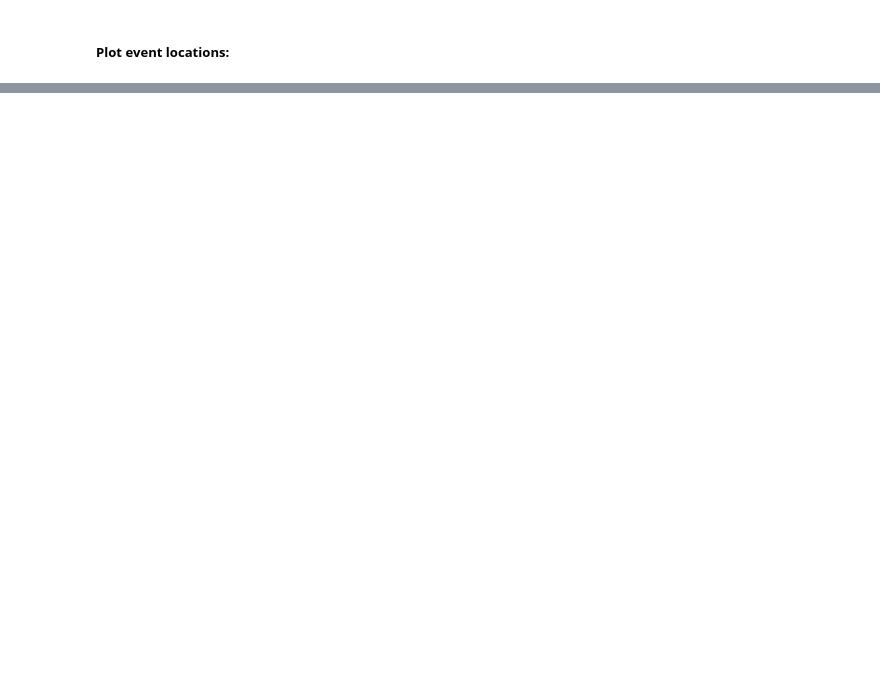
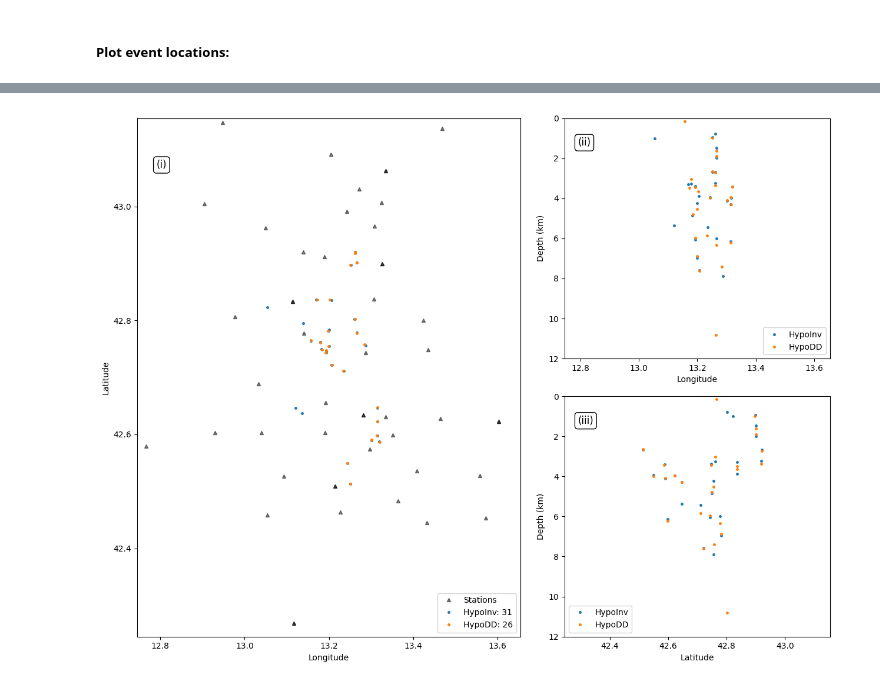
Before and after one commit to kaiwenwang233/scoped_ML_tutorial, a Jupyter notebook: MLworkflow.ipynb, the cells around one changed output, grey strips where cells are left out. Drawn from its saved outputs; the diff is of its cells as text; code cells hidden in the pictures; blank space fills up the shorter version.

```diff
--- a/MLworkflow.ipynb
+++ b/MLworkflow.ipynb
@@ -369,7 +372,7 @@ for i in tqdm(range(len(stations))):
     elevation = stations.iloc[i]['elevation(m)']
     line_hypoinverse = f"{station_code:<5} {network_code:<2} {comp_code[:-1]:<1}{channel_code:<3} {station_weight}{abs(lat_degree):2.0f} {abs(lat_minute):7.4f}{north}{abs(lng_degree):3.0f} {abs(lng_minute):7.4f}{west}{elevation:4.0f}\n"
     converted_hypoinverse.append(line_hypoinverse)
-    converted_hypoDD[f"{station_code}"] = f"{station_code} {stations.iloc[i]['latitude']:.3f} {stations.iloc[i]['longitude']:.3f}\n"
+    converted_hypoDD[f"{station_code}"] = f"{network_code:<2}{station_code:<5} {stations.iloc[i]['latitude']:.3f} {stations.iloc[i]['longitude']:.3f} {elevation:4.0f}\n"
 
 out_file = 'stations_hypoinverse.dat'
 with open(out_file, 'w') as f:
@@ -527,0 +685,3 @@ plt.show()
+# %%
+events_hypodd = pd.read_csv('./hypoDD.reloc',header=None, sep="\s+",names=['ID', 'LAT', 'LON', 'DEPTH', 'X', 'Y', 'Z', 'EX', 'EY', 'EZ', 'YR', 'MO', 'DY', 'HR', 'MI', 'SC', 'MAG', 'NCCP', 'NCCS', 'NCTP', 'NCTS', 'RCC', 'RCT', 'CID'])
+events_hypodd
@@ -527,0 +707,60 @@ plt.show()
+# %%
+marker_size=5
+hyp_label="HypoInv"
+hypodd_label='HypoDD'
+fig = plt.figure(figsize=plt.rcParams["figure.figsize"]*np.array([2,2]))
+box = dict(boxstyle='round', facecolor='white', alpha=1)
+text_loc = [0.05, 0.92]
+grd = fig.add_gridspec(ncols=2, nrows=2, width_ratios=[1.5, 1], height_ratios=[1,1])
+fig.add_subplot(grd[:, 0])
+plt.plot(stations["longitude"], stations["latitude"], 'k^', markersize=marker_size, alpha=0.5, label="Stations")
+plt.plot(events_hpy["LON"], events_hpy["LAT"], '.',markersize=marker_size, alpha=1.0, rasterized=True, label=f"{hyp_label}: {len(events_hpy)}")
+plt.plot(events_hypodd["LON"], events_hypodd["LAT"], '.',markersize=marker_size, alpha=1.0, rasterized=True, label=f"{hypodd_label}: {len(events_hypodd)}")
+
+
+plt.gca().set_aspect(111/82)
+plt.xlim(np.array(config["xlim_degree"])+np.array([-0.03,0.03]))
+plt.ylim(np.array(config["ylim_degree"])+np.array([-0.03,0.03]))
+plt.ylabel("Latitude")
+plt.xlabel("Longitude")
+plt.gca().set_prop_cycle(None)
+plt.plot(config["xlim_degree"][0]-10, config["ylim_degree"][0]-10, '.', markersize=10)
+plt.legend(loc="lower right")
+plt.text(text_loc[0], text_loc[1], '(i)', horizontalalignment='left', verticalalignment="top",
+         transform=plt.gca().transAxes, fontsize="large", fontweight="normal", bbox=box)
+
+fig.add_subplot(grd[0, 1])
+plt.plot(events_hpy["LON"], events_hpy["DEPTH"], '.', markersize=marker_size, alpha=1.0, rasterized=True,label=f"{hyp_label}")
+plt.plot(events_hypodd["LON"], events_hypodd["DEPTH"], '.', markersize=marker_size, alpha=1.0, rasterized=True,label=f"{hypodd_label}")
+
+plt.xlim(np.array(config["xlim_degree"])+np.array([-0.03,0.03]))
+plt.ylim(bottom=0, top=12)
+plt.gca().invert_yaxis()
+plt.xlabel("Longitude")
+plt.ylabel("Depth (km)")
+plt.gca().set_prop_cycle(None)
+plt.plot(config["xlim_degree"][0]-10, 31, '.', markersize=10)
+plt.legend(loc="lower right")
+plt.text(text_loc[0], text_loc[1], '(ii)', horizontalalignment='left', verticalalignment="top",
+         transform=plt.gca().transAxes, fontsize="large", fontweight="normal", bbox=box)
+
+
+fig.add_subplot(grd[1, 1])
+plt.plot(events_hpy["LAT"], events_hpy["DEPTH"], '.', markersize=marker_size, alpha=1.0, rasterized=True,label=f"{hyp_label}")
+plt.plot(events_hypodd["LAT"], events_hypodd["DEPTH"], '.', markersize=marker_size, alpha=1.0, rasterized=True,label=f"{hypodd_label}")
+
+plt.xlim(np.array(config["ylim_degree"])+np.array([-0.03,0.03]))
+plt.ylim(bottom=0, top=12)
+plt.gca().invert_yaxis()
+plt.xlabel("Latitude")
+plt.ylabel("Depth (km)")
+plt.gca().set_prop_cycle(None)
+plt.plot(config["ylim_degree"][0]-10, 31, '.', markersize=10)
+plt.legend(loc="lower left")
+plt.tight_layout()
+plt.text(text_loc[0], text_loc[1], '(iii)', horizontalalignment='left', verticalalignment="top",
+         transform=plt.gca().transAxes, fontsize="large", fontweight="normal", bbox=box)
+
+plt.show()
+# %% [output]
+[figure, added]
```
Also changed, not shown: parts of 20 cells of this notebook, 13 other files.
